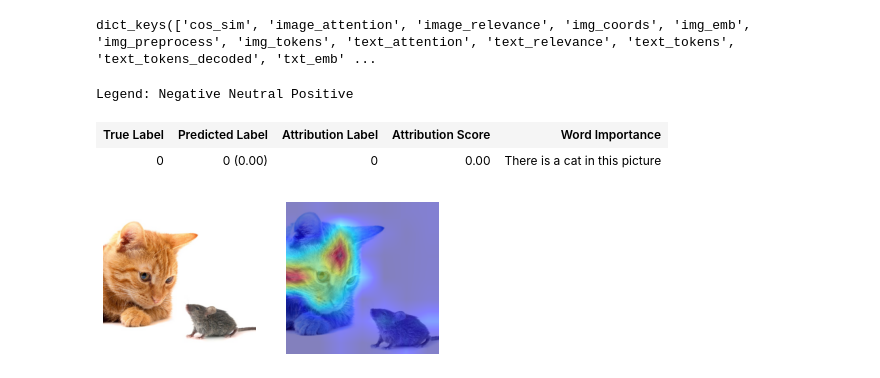
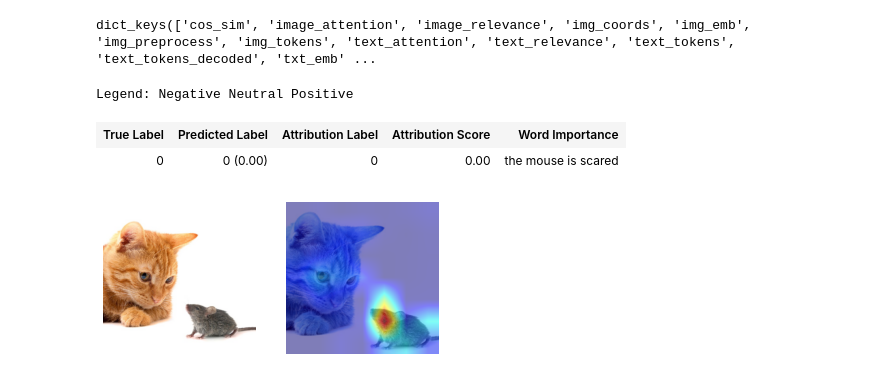
Before and after one commit to multitel-ai/berlin_workshop_xai, a Jupyter notebook: api_demo.ipynb, the cells around one changed output. Saved outputs shown, nothing was run; the diff lists cells and outputs as text; code cells hidden in the pictures.

```diff
--- a/api_demo.ipynb
+++ b/api_demo.ipynb
@@ -87,33 +87,33 @@ def show_image_relevance(image_relevance, image, orig_image):
 def plot_clip_saliency(endpoint, img_url, text):
 
     response_dict = get_attentions_from_api(endpoint, img_url, text)
 
     r = requests.get(img_url)
     img = Image.open(io.BytesIO(r.content))
     # text = clip.tokenize(texts).to(device)
     texts = [text]
 
     R_image = torch.Tensor(response_dict['image_relevance'])
     R_text = torch.Tensor(response_dict['text_relevance'])
     text_tokens = torch.Tensor(response_dict['text_tokens'])
     text_tokens_decoded = response_dict['text_tokens_decoded']
     img_preprocess = torch.Tensor(response_dict['img_preprocess'])
 
     batch_size = text_tokens.shape[0]
     for i in range(batch_size):
         show_heatmap_on_text(texts[i], text_tokens[i], R_text[i], text_tokens, text_tokens_decoded)
         show_image_relevance(R_image[i], img_preprocess, orig_image=img)
         plt.show()
 
 img_url = 'https://pictures-of-cats.org/wp-content/uploads/2018/02/mouse-and-cat-x.jpg'
-text = 'There is a cat in this picture'
+text = 'the mouse is scared'
 
 # img_url = 'https://www.linguahouse.com/linguafiles/md5/d33da85b80c5fadd52b0753f6092fbc0'
 # text = 'A house'
 
 plot_clip_saliency(endpoint, img_url, text)
 # %% [output]
 Legend: Negative Neutral Positive
 | True Label | Predicted Label | Attribution Label | Attribution Score | Word Importance |
-| 0 | 0 (0.00) | 0 | 0.00 | There is a cat in this picture |
+| 0 | 0 (0.00) | 0 | 0.00 | the mouse is scared |
-[figure, old version]
+[figure, new version]
```
Also changed, not shown: 3 other files.
